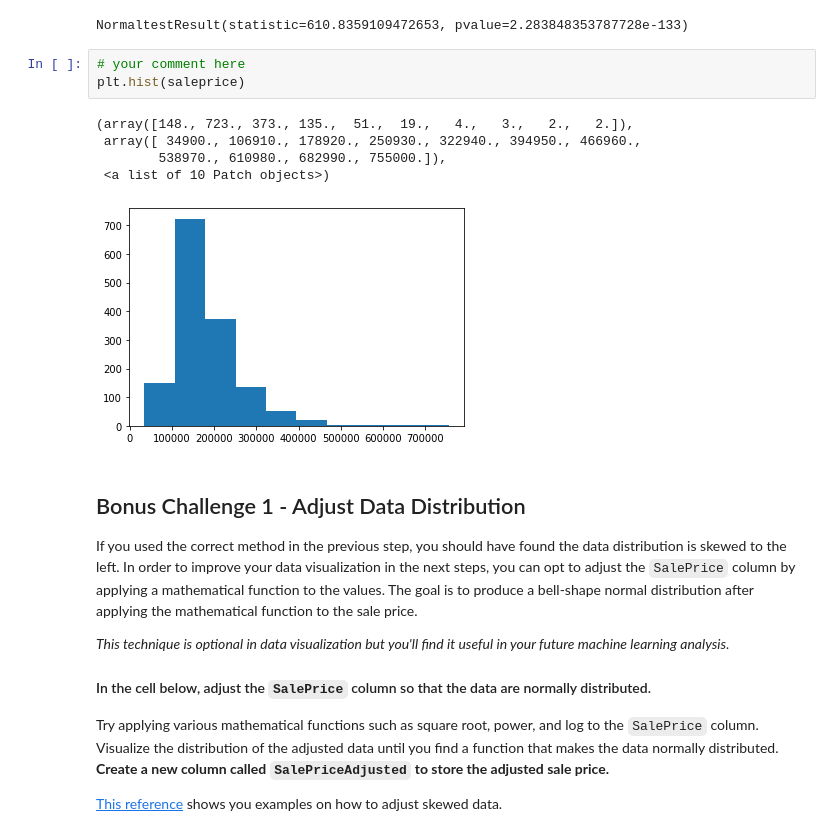
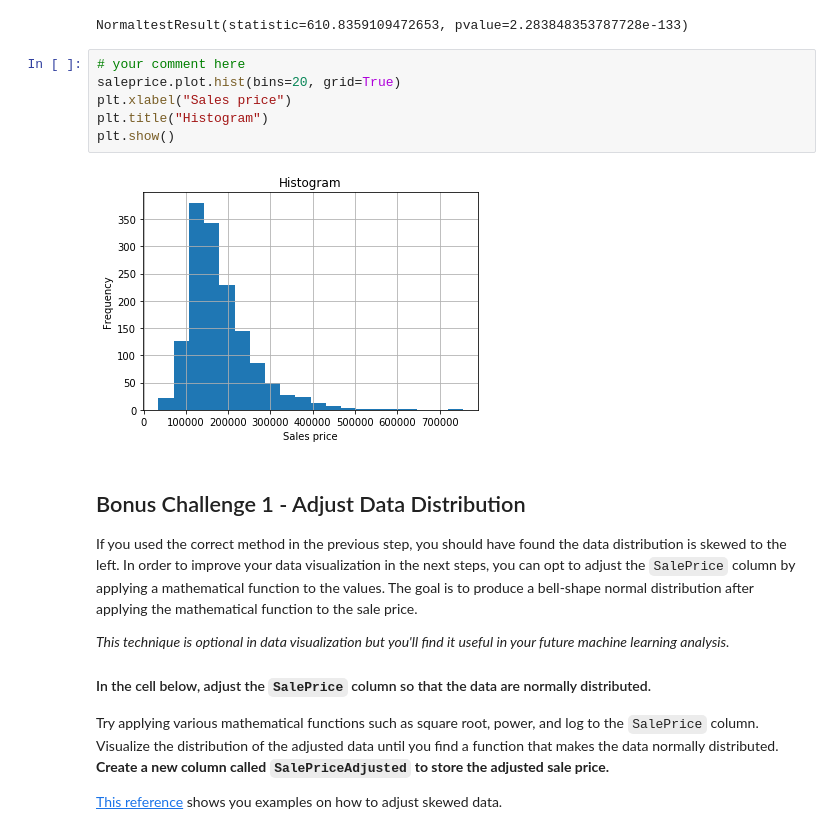
Before and after one commit to ta-data-bcn/lab-storytelling-data-visualization, a Jupyter notebook: your-code/main.ipynb, the cells around one changed output. Cells and saved outputs as stored; diff of their text form.

Commit message:
bonus 1 - fitted histogram

```diff
--- a/your-code/main.ipynb
+++ b/your-code/main.ipynb
@@ -95,15 +96,14 @@ scipy.stats.normaltest(saleprice, axis=0, nan_policy='propagate')
 # null hypothesis is not rejected therefore x comes from a normal distribution
 # %% [output]
 NormaltestResult(statistic=610.8359109472653, pvalue=2.283848353787728e-133)
-# %%
-# your comment here
-plt.hist(saleprice)
-# %% [output]
-(array([148., 723., 373., 135.,  51.,  19.,   4.,   3.,   2.,   2.]),
- array([ 34900., 106910., 178920., 250930., 322940., 394950., 466960.,
-        538970., 610980., 682990., 755000.]),
- <a list of 10 Patch objects>)
-[figure, removed]
+# %%
+# your comment here
+saleprice.plot.hist(bins=20, grid=True)
+plt.xlabel("Sales price")
+plt.title("Histogram")
+plt.show()
+# %% [output]
+[figure, added]
 # %% [markdown]
 ## Bonus Challenge 1 - Adjust Data Distribution
 
```
Also changed, not shown: parts of 3 cells of this notebook.
